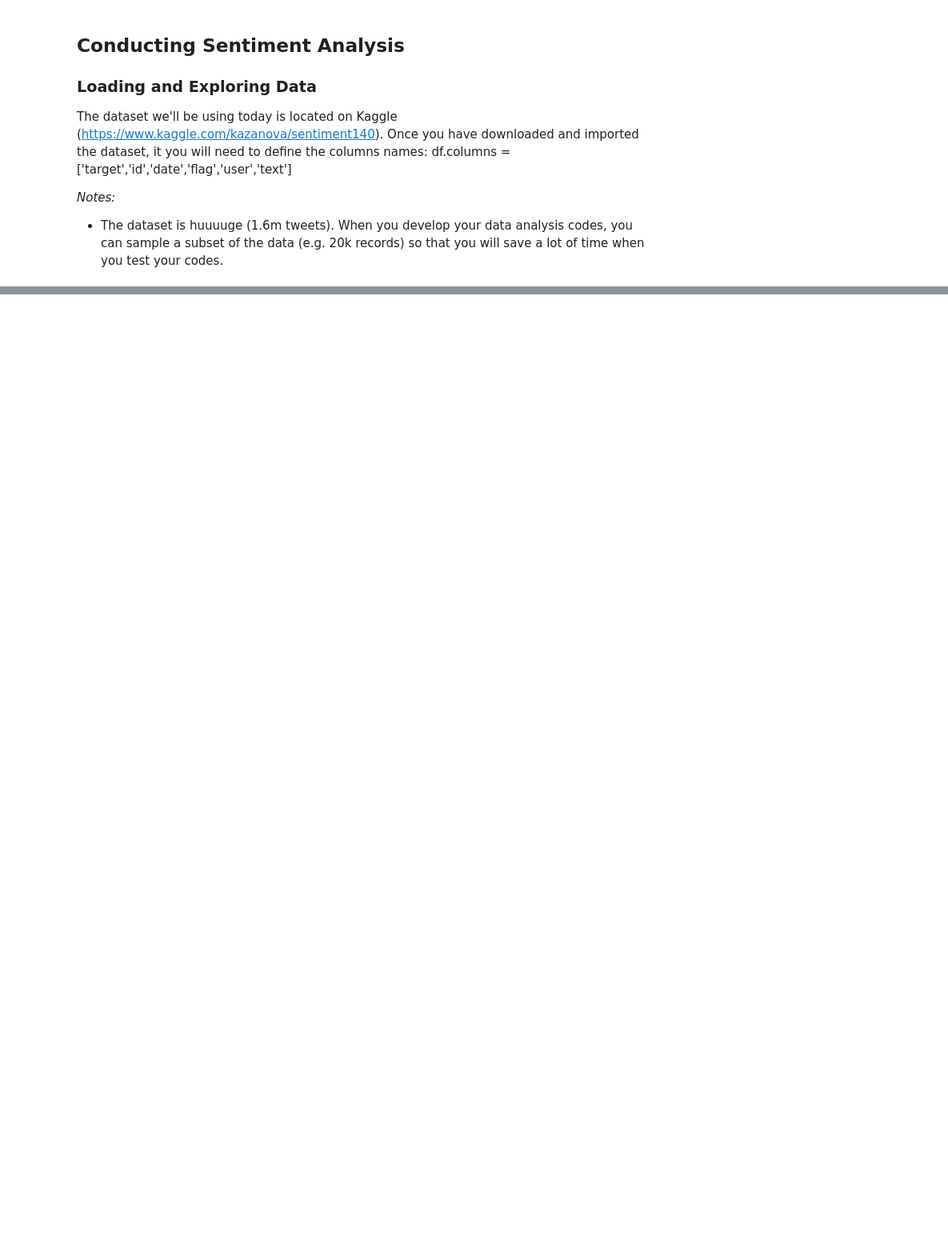
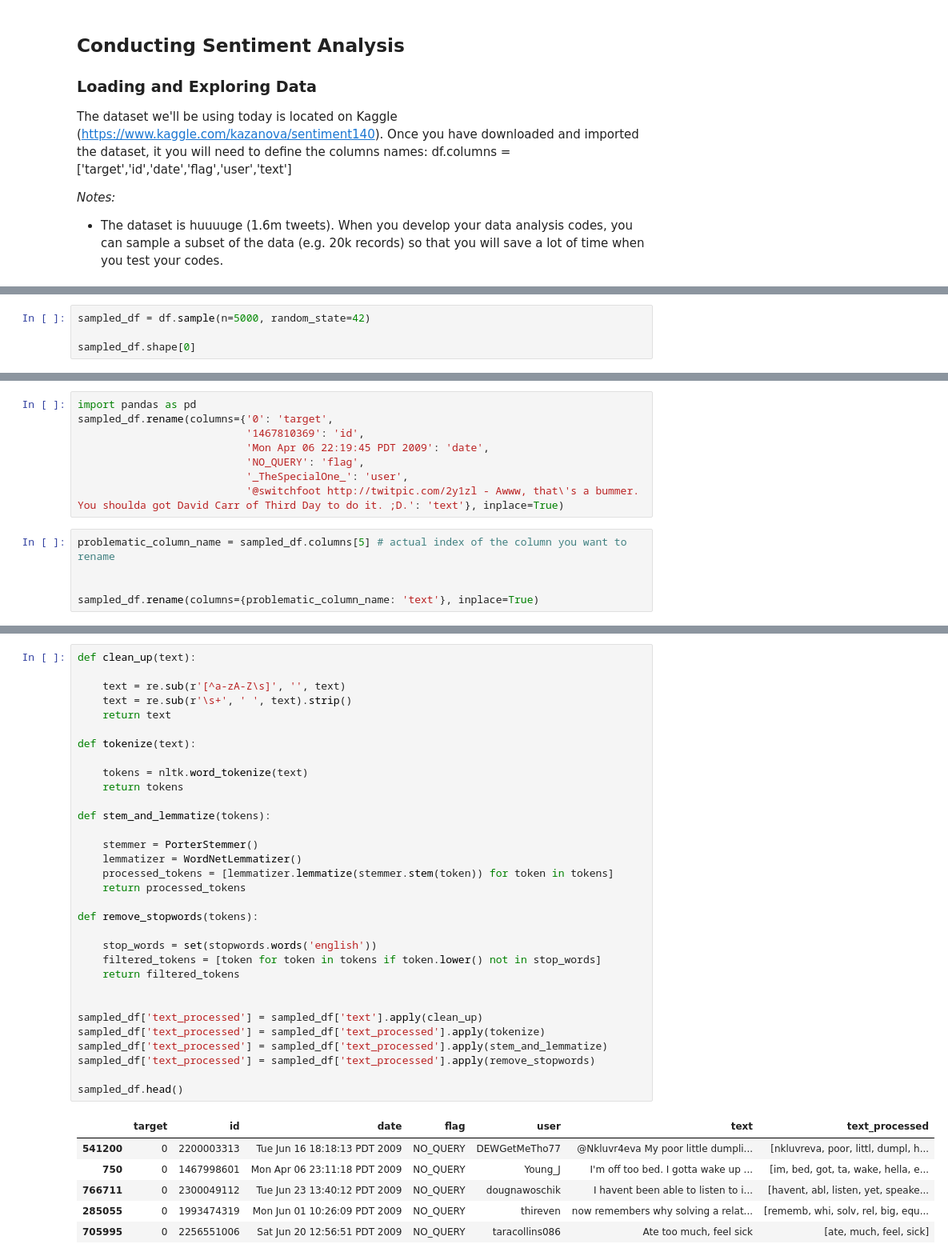
Before and after one commit to ta-data-pt-rmt/lab-nlp, a Jupyter notebook: your-code/challenge-2.ipynb, the cells around one changed output, grey strips where cells are left out. Shown: that part at 80% size. Cells and saved outputs as stored; diff of their text form; blank space fills up the shorter version.

```diff
--- a/your-code/challenge-2.ipynb
+++ b/your-code/challenge-2.ipynb
@@ -34,0 +40,4 @@ The dataset we'll be using today is located on Kaggle (https://www.kaggle.com/ka
+# %%
+sampled_df = df.sample(n=5000, random_state=42)
+
+sampled_df.shape[0]
@@ -52,0 +71,13 @@ Create a new column called `text_processed` in the dataframe to contain the proc
+# %%
+import pandas as pd
+sampled_df.rename(columns={'0': 'target',
+                           '1467810369': 'id',
+                           'Mon Apr 06 22:19:45 PDT 2009': 'date',
+                           'NO_QUERY': 'flag',
+                           '_TheSpecialOne_': 'user',
+                           '@switchfoot http://twitpic.com/2y1zl - Awww, that\'s a bummer. You shoulda got David Carr of Third Day to do it. ;D.': 'text'}, inplace=True)
+# %%
+problematic_column_name = sampled_df.columns[5] # actual index of the column you want to rename
+
+
+sampled_df.rename(columns={problematic_column_name: 'text'}, inplace=True)
@@ -53,3 +122,42 @@ Create a new column called `text_processed` in the dataframe to contain the proc
+# %%
+def clean_up(text):
+
+    text = re.sub(r'[^a-zA-Z\s]', '', text)
+    text = re.sub(r'\s+', ' ', text).strip()
+    return text
+
+def tokenize(text):
+
+    tokens = nltk.word_tokenize(text)
+    return tokens
+
+def stem_and_lemmatize(tokens):
+
+    stemmer = PorterStemmer()
+    lemmatizer = WordNetLemmatizer()
+    processed_tokens = [lemmatizer.lemmatize(stemmer.stem(token)) for token in tokens]
+    return processed_tokens
+
+def remove_stopwords(tokens):
+
+    stop_words = set(stopwords.words('english'))
+    filtered_tokens = [token for token in tokens if token.lower() not in stop_words]
+    return filtered_tokens
+
+
+sampled_df['text_processed'] = sampled_df['text'].apply(clean_up)
+sampled_df['text_processed'] = sampled_df['text_processed'].apply(tokenize)
+sampled_df['text_processed'] = sampled_df['text_processed'].apply(stem_and_lemmatize)
+sampled_df['text_processed'] = sampled_df['text_processed'].apply(remove_stopwords)
+
+sampled_df.head()
+# %% [output]
+|  | target | id | date | flag | user | text | text_processed |
+| 541200 | 0 | 2200003313 | Tue Jun 16 18:18:13 PDT 2009 | NO_QUERY | DEWGetMeTho77 | @Nkluvr4eva My poor little dumpli... | [nkluvreva, poor, littl, dumpl, h... |
+| 750 | 0 | 1467998601 | Mon Apr 06 23:11:18 PDT 2009 | NO_QUERY | Young_J | I'm off too bed. I gotta wake up ... | [im, bed, got, ta, wake, hella, e... |
+| 766711 | 0 | 2300049112 | Tue Jun 23 13:40:12 PDT 2009 | NO_QUERY | dougnawoschik | I havent been able to listen to i... | [havent, abl, listen, yet, speake... |
+| 285055 | 0 | 1993474319 | Mon Jun 01 10:26:09 PDT 2009 | NO_QUERY | thireven | now remembers why solving a relat... | [rememb, whi, solv, rel, big, equ... |
+| 705995 | 0 | 2256551006 | Sat Jun 20 12:56:51 PDT 2009 | NO_QUERY | taracollins086 | Ate too much, feel sick | [ate, much, feel, sick] |
 # %% [markdown]
 ### Creating Bag of Words
 
```
Also changed, not shown: parts of 14 cells of this notebook.
